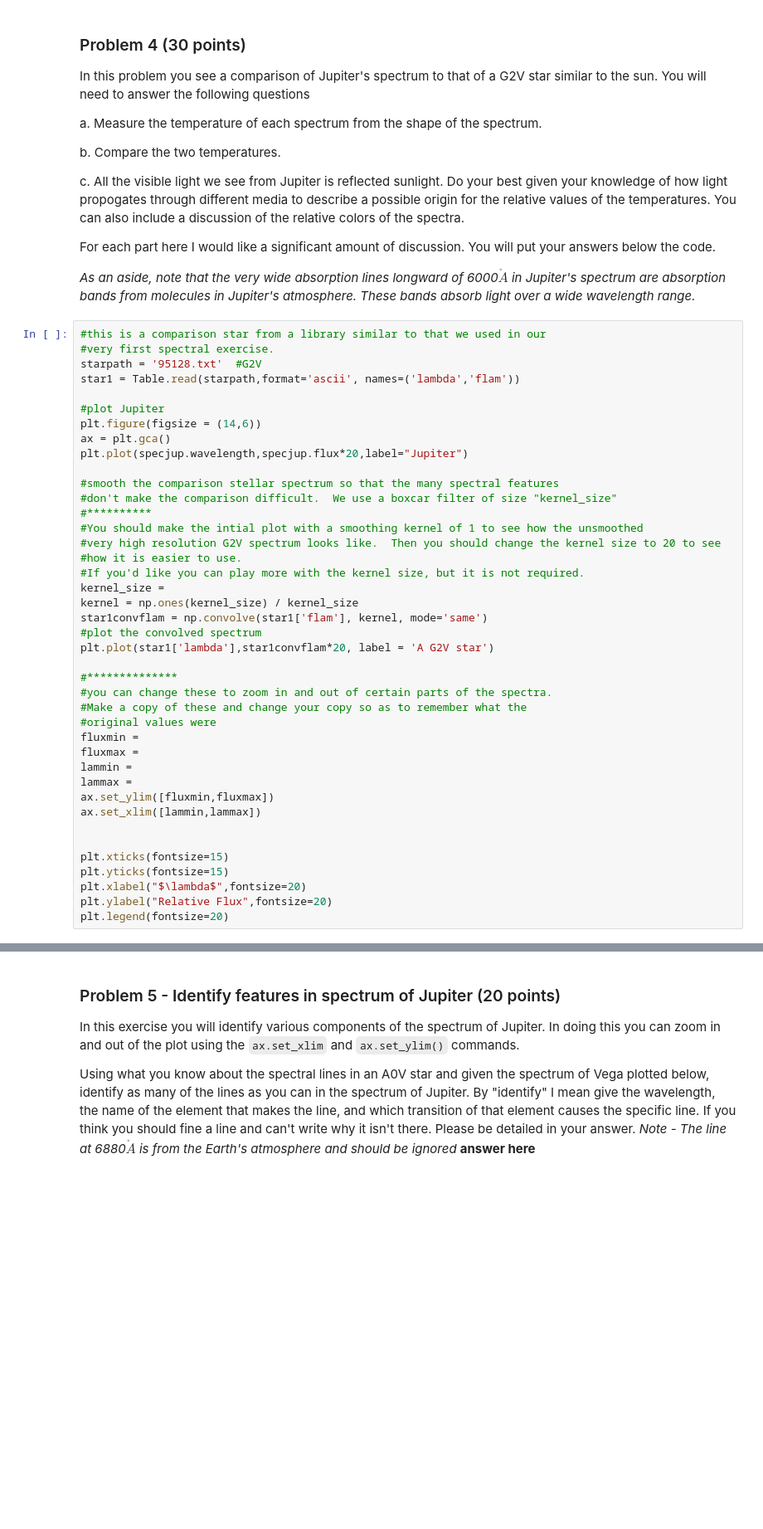
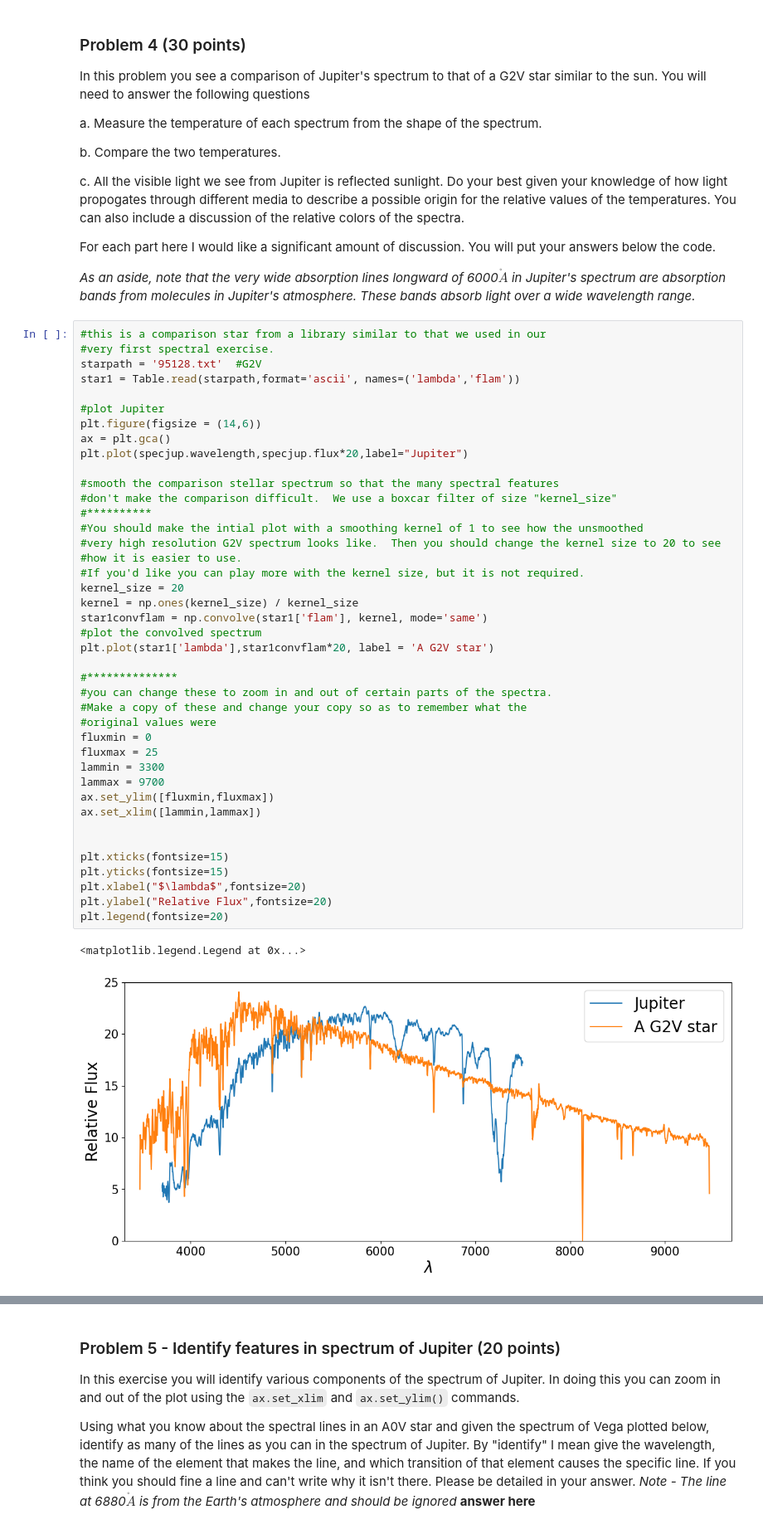
Before and after one commit to EvanBarkus/Analysis_real_spectra_student, a Jupyter notebook: analysis_real_spectra.student.ipynb, the cells around one changed output, grey strips where cells are left out. Shown at 83% size. Cells and saved outputs as stored; diff of their text form; blank space fills up the shorter version.

```diff
--- a/analysis_real_spectra.student.ipynb
+++ b/analysis_real_spectra.student.ipynb
@@ -415,38 +415,41 @@ star1 = Table.read(starpath,format='ascii', names=('lambda','flam'))
 #plot Jupiter
 plt.figure(figsize = (14,6))
 ax = plt.gca()
 plt.plot(specjup.wavelength,specjup.flux*20,label="Jupiter")
 
 #smooth the comparison stellar spectrum so that the many spectral features
 #don't make the comparison difficult.  We use a boxcar filter of size "kernel_size"
 #**********
 #You should make the intial plot with a smoothing kernel of 1 to see how the unsmoothed
 #very high resolution G2V spectrum looks like.  Then you should change the kernel size to 20 to see
 #how it is easier to use.
 #If you'd like you can play more with the kernel size, but it is not required.
-kernel_size =
+kernel_size = 20
 kernel = np.ones(kernel_size) / kernel_size
 star1convflam = np.convolve(star1['flam'], kernel, mode='same')
 #plot the convolved spectrum
 plt.plot(star1['lambda'],star1convflam*20, label = 'A G2V star')
 
 #**************
 #you can change these to zoom in and out of certain parts of the spectra.
 #Make a copy of these and change your copy so as to remember what the
 #original values were
-fluxmin =
-fluxmax =
-lammin =
-lammax =
+fluxmin = 0
+fluxmax = 25
+lammin = 3300
+lammax = 9700
 ax.set_ylim([fluxmin,fluxmax])
 ax.set_xlim([lammin,lammax])
 
 
 plt.xticks(fontsize=15)
 plt.yticks(fontsize=15)
 plt.xlabel("$\lambda$",fontsize=20)
 plt.ylabel("Relative Flux",fontsize=20)
 plt.legend(fontsize=20)
+# %% [output]
+<matplotlib.legend.Legend at 0x...>
+[figure, added]
 # %%
 #***************
 #Any code needed for problem 4 goes here.  Please print your temperatures.
```
Also changed, not shown: parts of 9 cells of this notebook.
